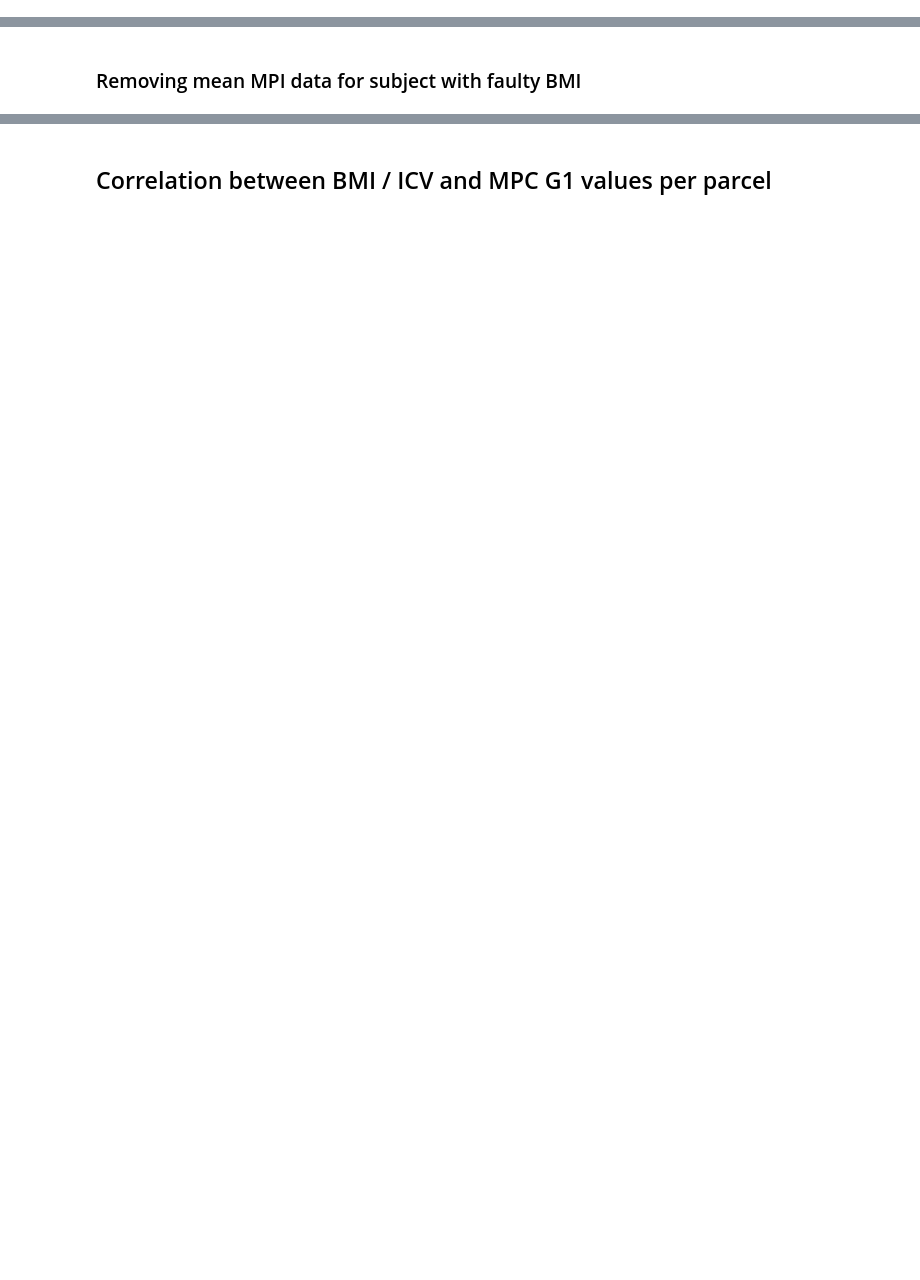
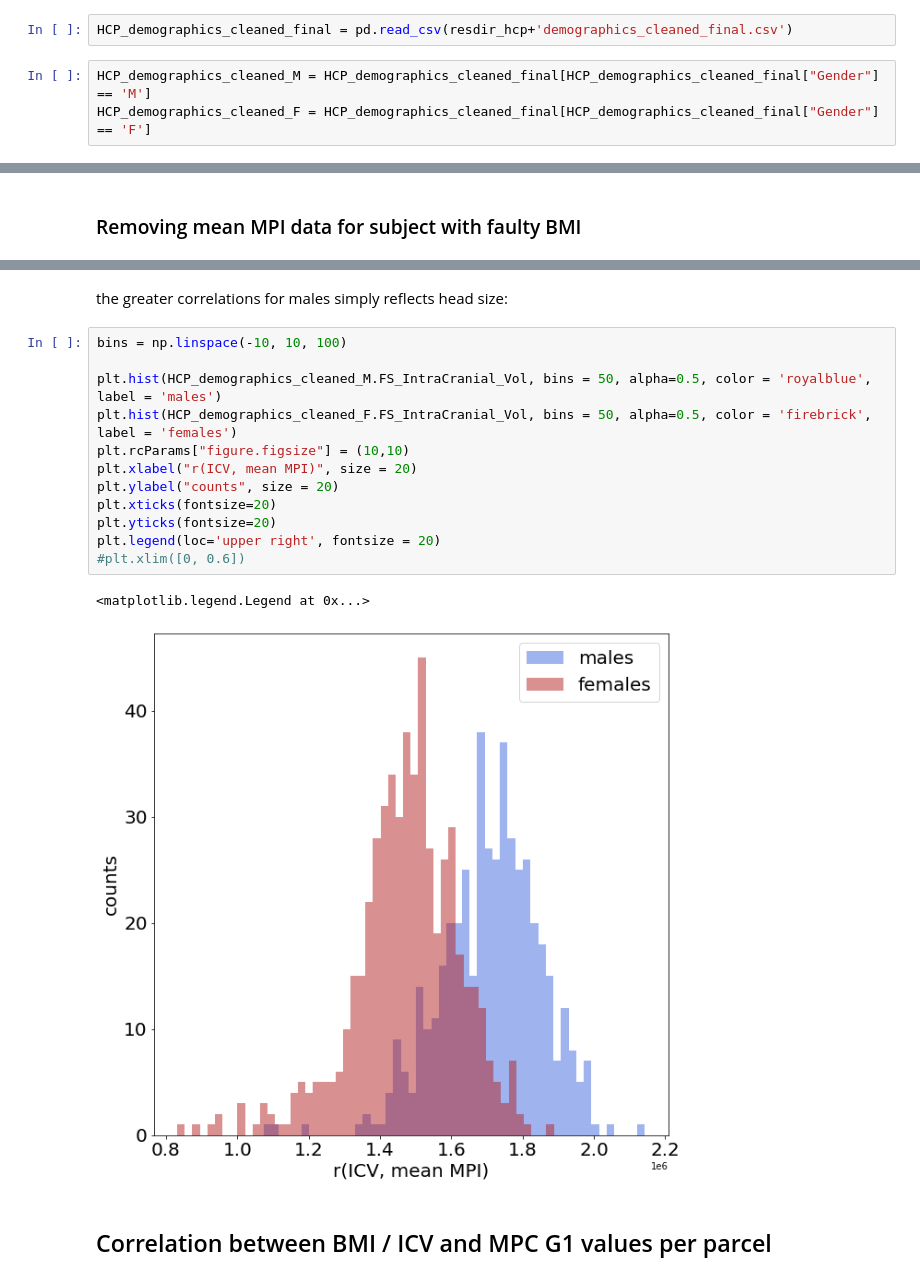
Before and after one commit to biancaserio/sex_diff_gradients, a Jupyter notebook: scripts/p1_main_microstructure.ipynb, the cells around one changed output, grey strips where cells are left out. Saved outputs shown, nothing was run; the diff lists cells and outputs as text; blank space fills up the shorter version.

```diff
--- a/scripts/p1_main_microstructure.ipynb
+++ b/scripts/p1_main_microstructure.ipynb
@@ -206 +208,6 @@ HCP_demographics_cleaned_withMPC_F = HCP_demographics_cleaned_withMPC[HCP_demogr
+# %%
+HCP_demographics_cleaned_final = pd.read_csv(resdir_hcp+'demographics_cleaned_final.csv')
+# %%
+HCP_demographics_cleaned_M = HCP_demographics_cleaned_final[HCP_demographics_cleaned_final["Gender"] == 'M']
+HCP_demographics_cleaned_F = HCP_demographics_cleaned_final[HCP_demographics_cleaned_final["Gender"] == 'F']
 # %% [markdown]
@@ -421,3 +448,20 @@ plt.legend(loc='upper right', fontsize = 20)
+# %% [markdown]
+the greater correlations for males simply reflects head size:
+# %%
+bins = np.linspace(-10, 10, 100)
+
+plt.hist(HCP_demographics_cleaned_M.FS_IntraCranial_Vol, bins = 50, alpha=0.5, color = 'royalblue', label = 'males')
+plt.hist(HCP_demographics_cleaned_F.FS_IntraCranial_Vol, bins = 50, alpha=0.5, color = 'firebrick', label = 'females')
+plt.rcParams["figure.figsize"] = (10,10)
+plt.xlabel("r(ICV, mean MPI)", size = 20)
+plt.ylabel("counts", size = 20)
+plt.xticks(fontsize=20)
+plt.yticks(fontsize=20)
+plt.legend(loc='upper right', fontsize = 20)
+#plt.xlim([0, 0.6])
+# %% [output]
+<matplotlib.legend.Legend at 0x...>
+[figure, added]
 # %% [markdown]
 ## Correlation between BMI / ICV and MPC G1 values per parcel
 # %%
```
Also changed, not shown: parts of 53 cells of this notebook.
